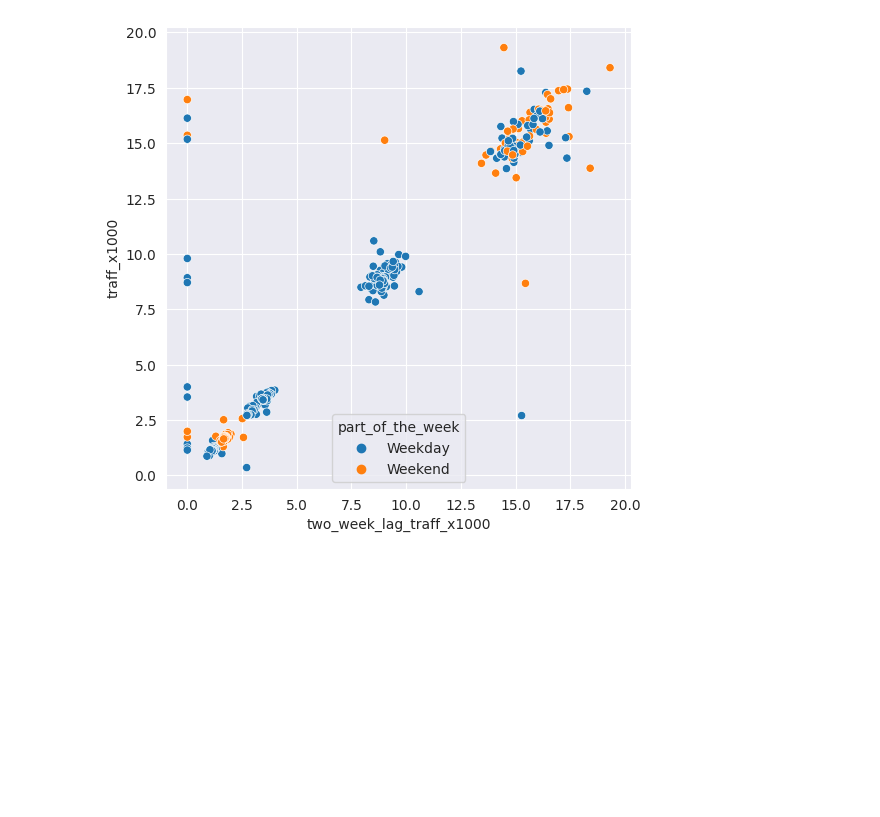
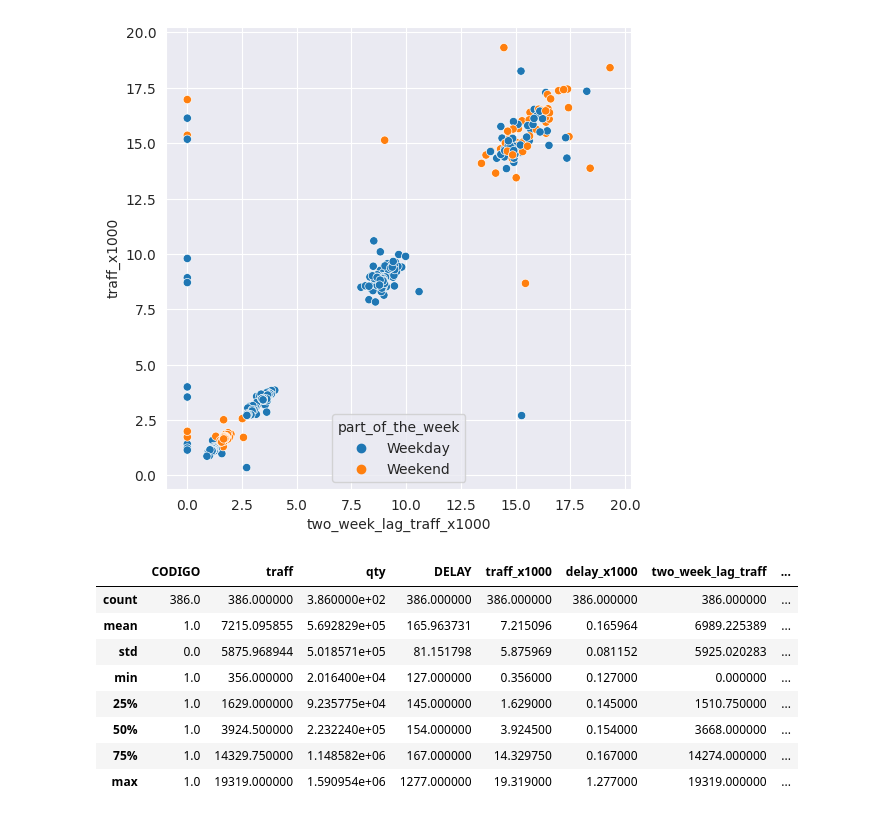
Before and after one commit to gar22891uvg/ProyectoFinalGRP4, a Jupyter notebook: GRP4ProyectoFinal.ipynb, the cells around one changed output. Cells and saved outputs as stored; diff of their text form; code cells hidden in the pictures; blank space fills up the shorter version.

```diff
--- a/GRP4ProyectoFinal.ipynb
+++ b/GRP4ProyectoFinal.ipynb
@@ -169,3 +169,15 @@ sns.scatterplot(data=df_cl, x='two_week_lag_traff_x1000', y='traff_x1000', hue='
 # %% [output]
 <Axes: xlabel='two_week_lag_traff_x1000', ylabel='traff_x1000'>
 [figure]
+# %%
+df_cl.describe()
+# %% [output]
+|  | CODIGO | traff | qty | DELAY | traff_x1000 | delay_x1000 | two_week_lag_traff | ... |
+| count | 386.0 | 386.000000 | 3.860000e+02 | 386.000000 | 386.000000 | 386.000000 | 386.000000 | ... |
+| mean | 1.0 | 7215.095855 | 5.692829e+05 | 165.963731 | 7.215096 | 0.165964 | 6989.225389 | ... |
+| std | 0.0 | 5875.968944 | 5.018571e+05 | 81.151798 | 5.875969 | 0.081152 | 5925.020283 | ... |
+| min | 1.0 | 356.000000 | 2.016400e+04 | 127.000000 | 0.356000 | 0.127000 | 0.000000 | ... |
+| 25% | 1.0 | 1629.000000 | 9.235775e+04 | 145.000000 | 1.629000 | 0.145000 | 1510.750000 | ... |
+| 50% | 1.0 | 3924.500000 | 2.232240e+05 | 154.000000 | 3.924500 | 0.154000 | 3668.000000 | ... |
+| 75% | 1.0 | 14329.750000 | 1.148582e+06 | 167.000000 | 14.329750 | 0.167000 | 14274.000000 | ... |
+| max | 1.0 | 19319.000000 | 1.590954e+06 | 1277.000000 | 19.319000 | 1.277000 | 19319.000000 | ... |
```
